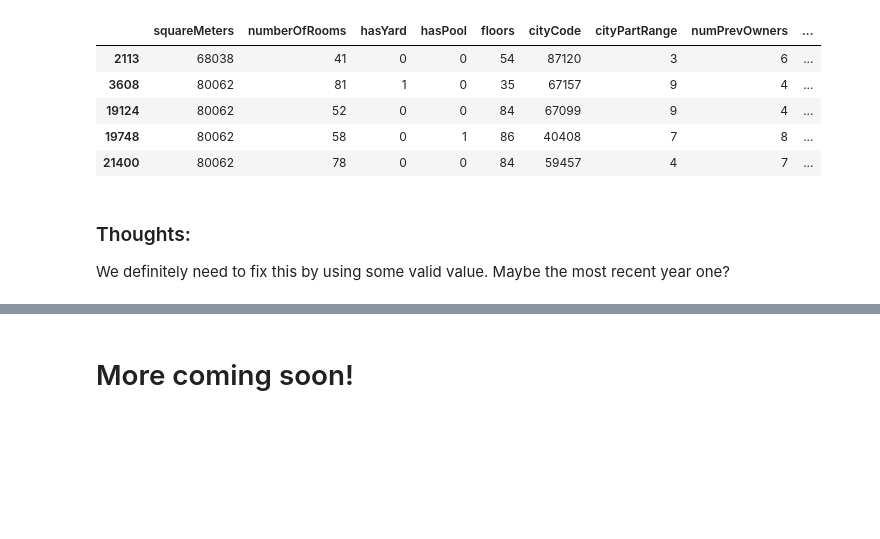
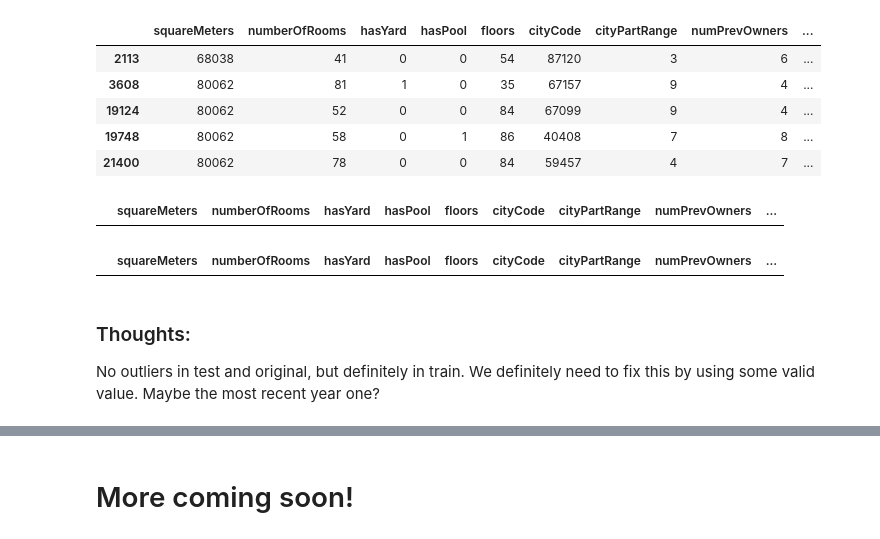
Before and after one commit to KhawajaAbaid/kaggle-playground, a Jupyter notebook: ps3e6-finding-datasets-differences-anomalies.ipynb, the cells around one changed output, grey strips where cells are left out. Drawn from its saved outputs; the diff is of its cells as text; code cells hidden in the pictures; blank space fills up the shorter version.

```diff
--- a/ps3e6-finding-datasets-differences-anomalies.ipynb
+++ b/ps3e6-finding-datasets-differences-anomalies.ipynb
@@ -117,6 +222,13 @@ train[train.made == 10000]
 | 19124 | 80062 | 52 | 0 | 0 | 84 | 67099 | 9 | 4 | ... |
 | 19748 | 80062 | 58 | 0 | 1 | 86 | 40408 | 7 | 8 | ... |
 | 21400 | 80062 | 78 | 0 | 0 | 84 | 59457 | 4 | 7 | ... |
+# %%
+# lets see if there are outliers in test or original
+display(test[test.made > 2021])
+display(original[original.made > 2021])
+# %% [output]
+|  | squareMeters | numberOfRooms | hasYard | hasPool | floors | cityCode | cityPartRange | numPrevOwners | ... |
+|  | squareMeters | numberOfRooms | hasYard | hasPool | floors | cityCode | cityPartRange | numPrevOwners | ... |
 # %% [markdown]
 ### Thoughts:
-We definitely need to fix this by using some valid value. Maybe the most recent year one?
+No outliers in test and original, but definitely in train. We definitely need to fix this by using some valid value. Maybe the most recent year one?
```
Also changed, not shown: parts of 40 cells of this notebook.
